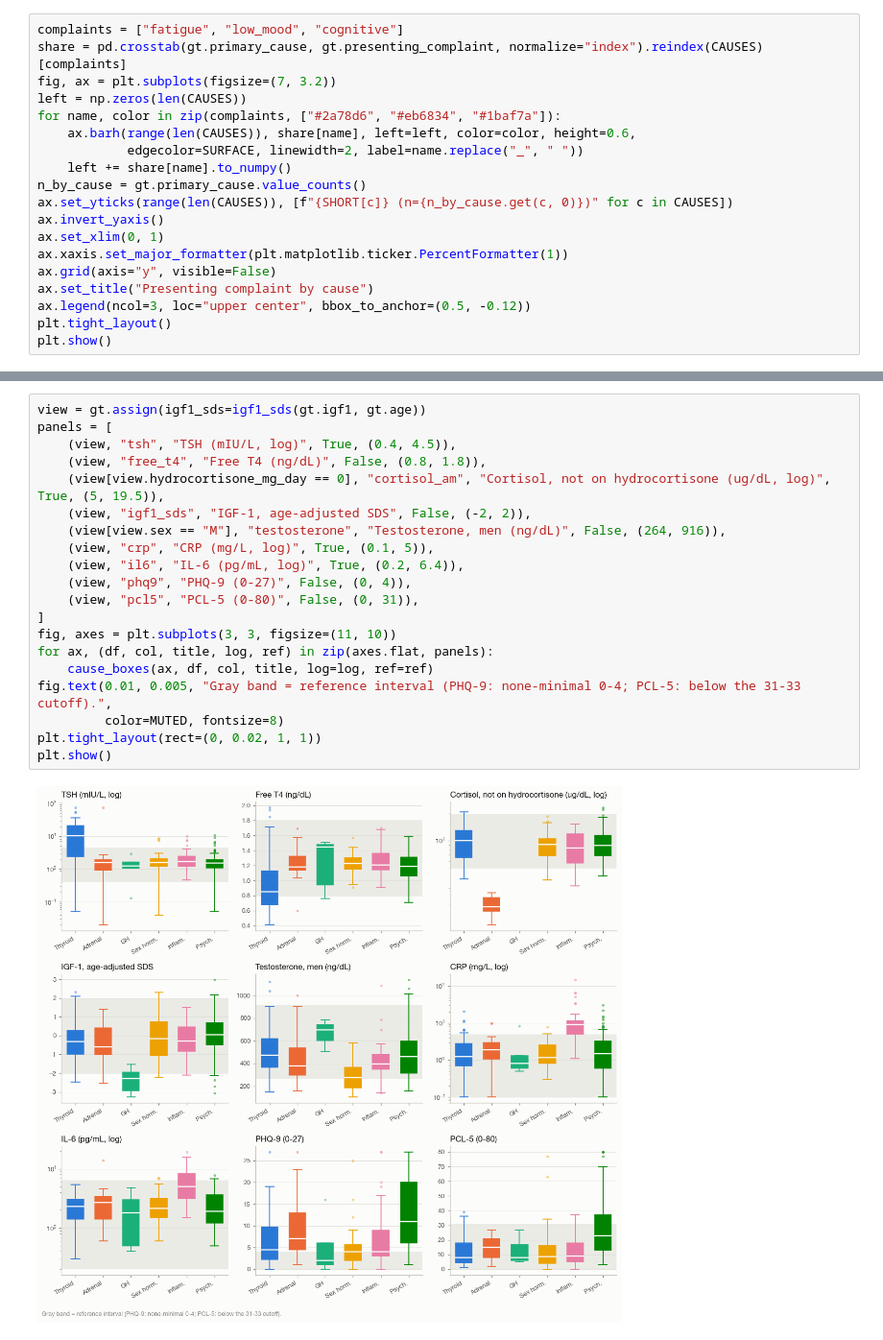
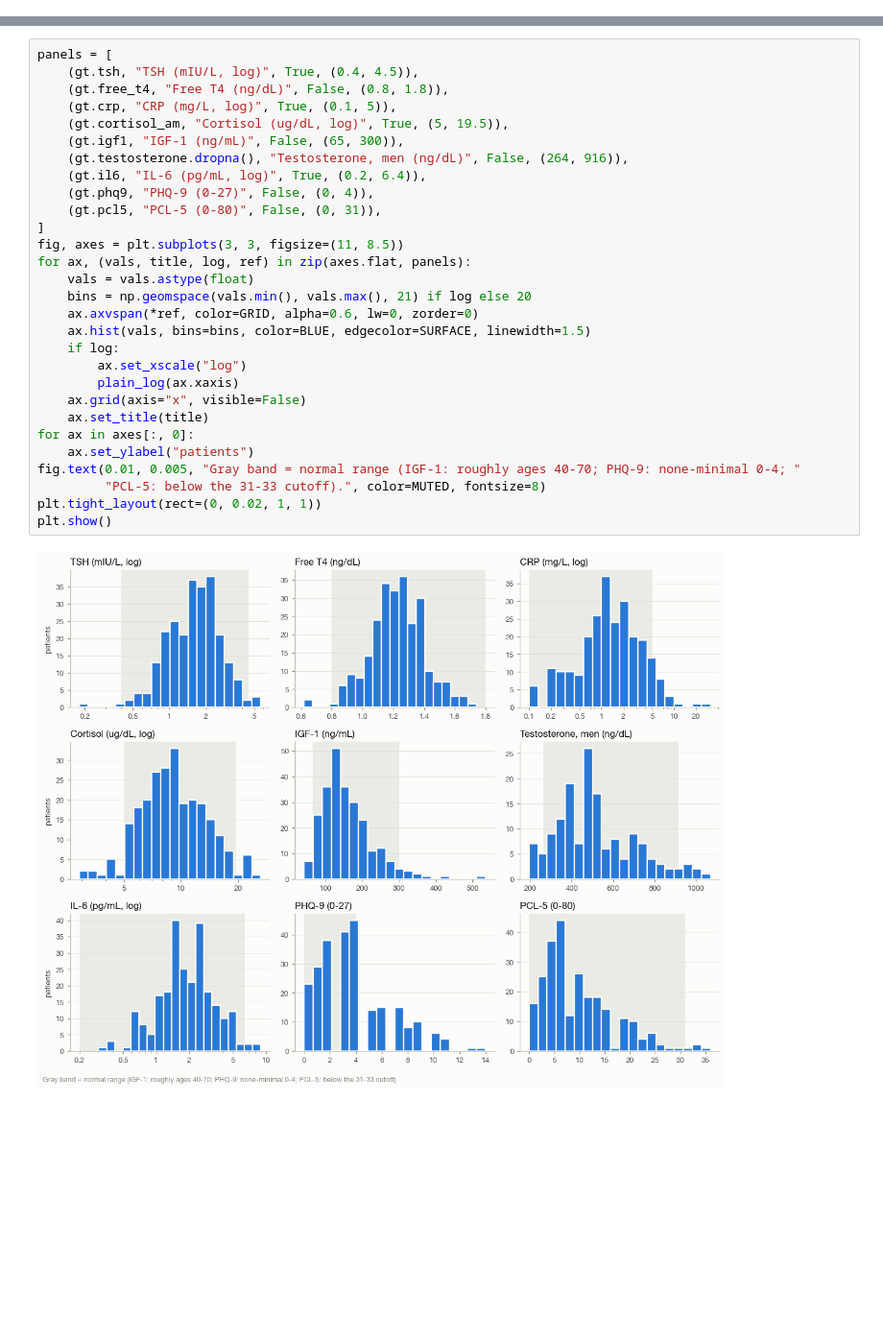
Before and after one commit to sivapichappan/FDU-Cancer-Model, a Jupyter notebook: explore_synthetic_data.ipynb, the cells around one changed output, grey strips where cells are left out. Shown at 96% size. Cells and saved outputs as stored; diff of their text form; blank space fills up the shorter version.

```diff
--- a/explore_synthetic_data.ipynb
+++ b/explore_synthetic_data.ipynb
@@ -108,19 +111,0 @@ The proposal says all six causes present identically, so the complaint carries n
-# %%
-complaints = ["fatigue", "low_mood", "cognitive"]
-share = pd.crosstab(gt.primary_cause, gt.presenting_complaint, normalize="index").reindex(CAUSES)[complaints]
-fig, ax = plt.subplots(figsize=(7, 3.2))
-left = np.zeros(len(CAUSES))
-for name, color in zip(complaints, ["#2a78d6", "#eb6834", "#1baf7a"]):
-    ax.barh(range(len(CAUSES)), share[name], left=left, color=color, height=0.6,
-            edgecolor=SURFACE, linewidth=2, label=name.replace("_", " "))
-    left += share[name].to_numpy()
-n_by_cause = gt.primary_cause.value_counts()
-ax.set_yticks(range(len(CAUSES)), [f"{SHORT[c]} (n={n_by_cause.get(c, 0)})" for c in CAUSES])
-ax.invert_yaxis()
-ax.set_xlim(0, 1)
-ax.xaxis.set_major_formatter(plt.matplotlib.ticker.PercentFormatter(1))
-ax.grid(axis="y", visible=False)
-ax.set_title("Presenting complaint by cause")
-ax.legend(ncol=3, loc="upper center", bbox_to_anchor=(0.5, -0.12))
-plt.tight_layout()
-plt.show()
@@ -134,22 +118,31 @@ stands out, but every class overlaps the normal range, which is what keeps the p
 # %%
-view = gt.assign(igf1_sds=igf1_sds(gt.igf1, gt.age))
 panels = [
-    (view, "tsh", "TSH (mIU/L, log)", True, (0.4, 4.5)),
-    (view, "free_t4", "Free T4 (ng/dL)", False, (0.8, 1.8)),
-    (view[view.hydrocortisone_mg_day == 0], "cortisol_am", "Cortisol, not on hydrocortisone (ug/dL, log)", True, (5, 19.5)),
-    (view, "igf1_sds", "IGF-1, age-adjusted SDS", False, (-2, 2)),
-    (view[view.sex == "M"], "testosterone", "Testosterone, men (ng/dL)", False, (264, 916)),
-    (view, "crp", "CRP (mg/L, log)", True, (0.1, 5)),
-    (view, "il6", "IL-6 (pg/mL, log)", True, (0.2, 6.4)),
-    (view, "phq9", "PHQ-9 (0-27)", False, (0, 4)),
-    (view, "pcl5", "PCL-5 (0-80)", False, (0, 31)),
+    (gt.tsh, "TSH (mIU/L, log)", True, (0.4, 4.5)),
+    (gt.free_t4, "Free T4 (ng/dL)", False, (0.8, 1.8)),
+    (gt.crp, "CRP (mg/L, log)", True, (0.1, 5)),
+    (gt.cortisol_am, "Cortisol (ug/dL, log)", True, (5, 19.5)),
+    (gt.igf1, "IGF-1 (ng/mL)", False, (65, 300)),
+    (gt.testosterone.dropna(), "Testosterone, men (ng/dL)", False, (264, 916)),
+    (gt.il6, "IL-6 (pg/mL, log)", True, (0.2, 6.4)),
+    (gt.phq9, "PHQ-9 (0-27)", False, (0, 4)),
+    (gt.pcl5, "PCL-5 (0-80)", False, (0, 31)),
 ]
-fig, axes = plt.subplots(3, 3, figsize=(11, 10))
-for ax, (df, col, title, log, ref) in zip(axes.flat, panels):
-    cause_boxes(ax, df, col, title, log=log, ref=ref)
-fig.text(0.01, 0.005, "Gray band = reference interval (PHQ-9: none-minimal 0-4; PCL-5: below the 31-33 cutoff).",
-         color=MUTED, fontsize=8)
+fig, axes = plt.subplots(3, 3, figsize=(11, 8.5))
+for ax, (vals, title, log, ref) in zip(axes.flat, panels):
+    vals = vals.astype(float)
+    bins = np.geomspace(vals.min(), vals.max(), 21) if log else 20
+    ax.axvspan(*ref, color=GRID, alpha=0.6, lw=0, zorder=0)
+    ax.hist(vals, bins=bins, color=BLUE, edgecolor=SURFACE, linewidth=1.5)
+    if log:
+        ax.set_xscale("log")
+        plain_log(ax.xaxis)
+    ax.grid(axis="x", visible=False)
+    ax.set_title(title)
+for ax in axes[:, 0]:
+    ax.set_ylabel("patients")
+fig.text(0.01, 0.005, "Gray band = normal range (IGF-1: roughly ages 40-70; PHQ-9: none-minimal 0-4; "
+         "PCL-5: below the 31-33 cutoff).", color=MUTED, fontsize=8)
 plt.tight_layout(rect=(0, 0.02, 1, 1))
 plt.show()
 # %% [output]
-[figure, old version]
+[figure, new version]
```
Also changed, not shown: parts of 26 cells of this notebook, 14 other files.
